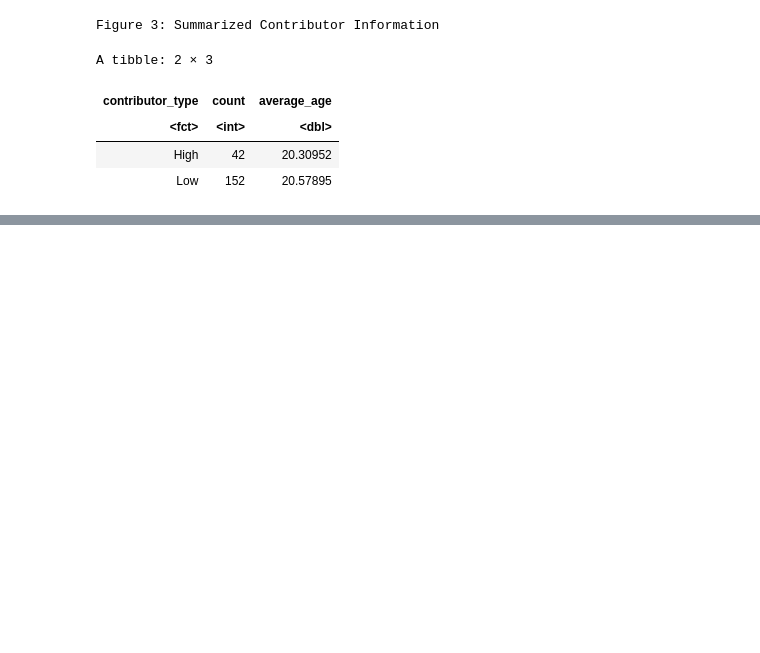
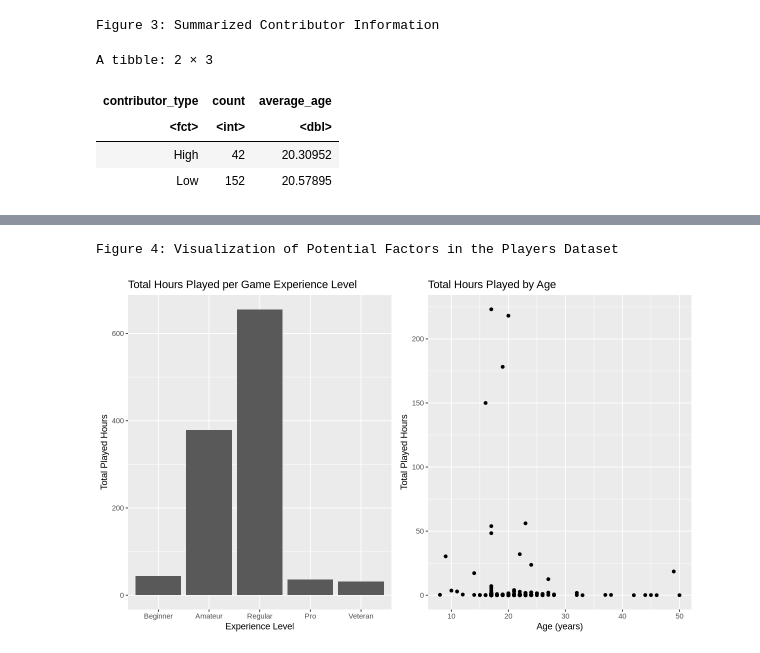
Before and after one commit to olivialuo26/dsci_project, a Jupyter notebook: data science project.ipynb, the cells around one changed output, grey strips where cells are left out. Drawn from its saved outputs; the diff is of its cells as text; code cells hidden in the pictures; blank space fills up the shorter version.

Commit message:
Added visualization steps and explanation

```diff
--- a/data science project.ipynb
+++ b/data science project.ipynb
@@ -128,0 +135,15 @@ A tibble: 2 × 3
+# %%
+player_plot_experience <- ggplot (players, aes(x = experience, y = played_hours)) +
+                            geom_bar (stat = "identity") +
+                            labs (x = "Experience Level", y = "Total Played Hours", title = "Total Hours Played per Game Experience Level")
+
+player_plot_age <- ggplot(players, aes(x = Age, y = played_hours)) +
+    geom_point() +
+    labs(x="Age (years)", y = "Total Played Hours", title = "Total Hours Played by Age")
+
+options (repr.plot.width=10, repr.plot.height = 6)
+cat("Figure 4: Visualization of Potential Factors in the Players Dataset")
+plot_grid(player_plot_experience, player_plot_age, ncol = 2)
+# %% [output]
+Figure 4: Visualization of Potential Factors in the Players Dataset
+[figure, added]
```
Also changed, not shown: parts of 1 cell of this notebook.
